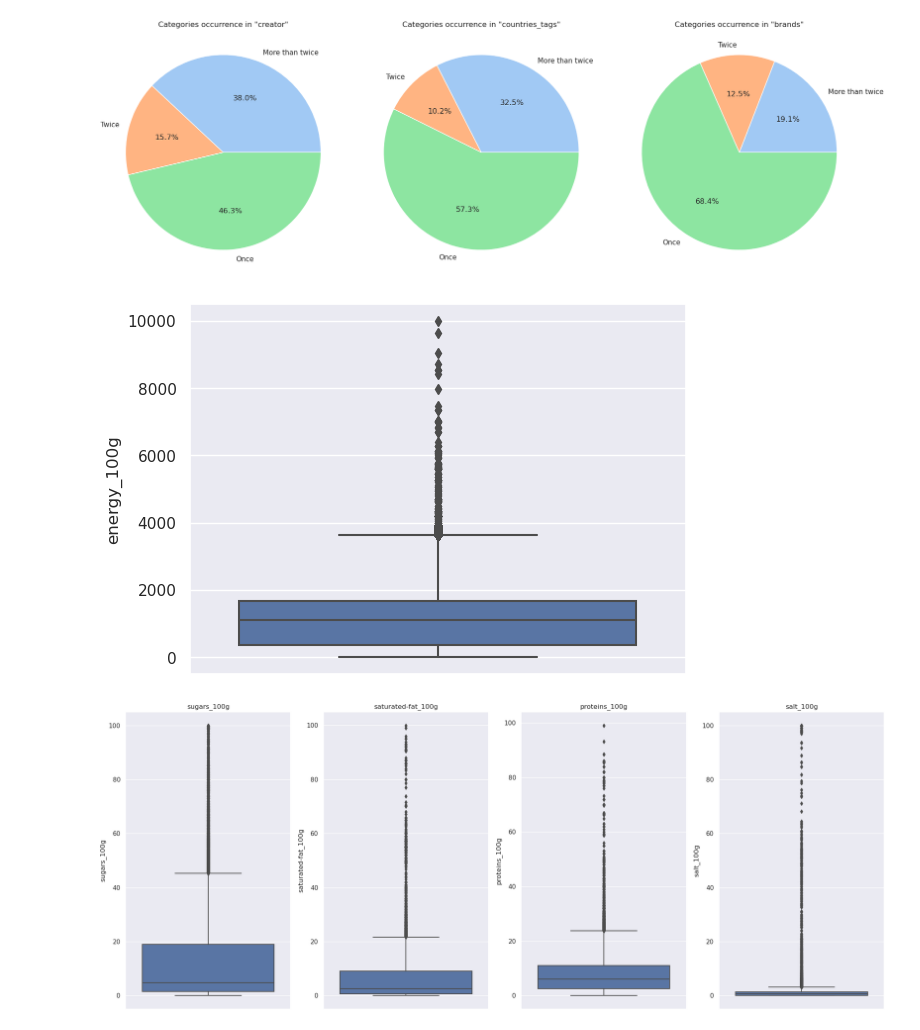
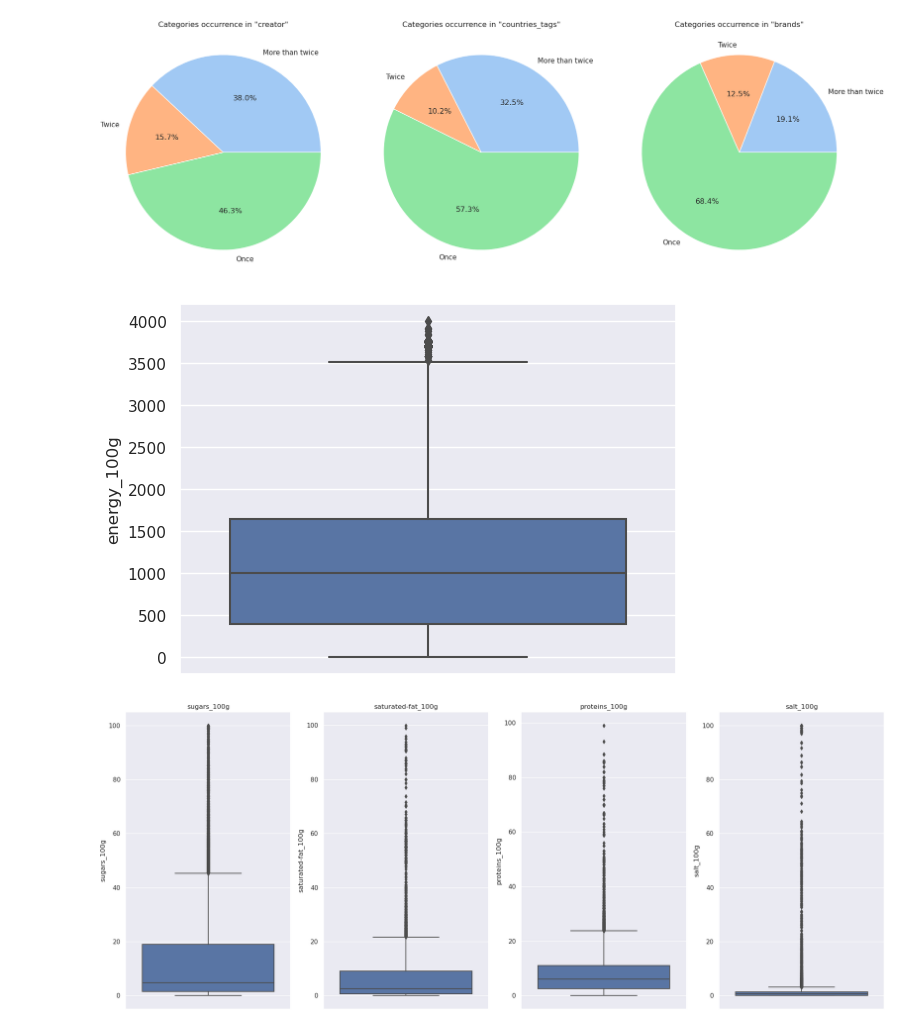
Before and after one commit to vicmcl/open_food_facts, a Jupyter notebook: src/notebook.ipynb, the cells around one changed output. Cells and saved outputs as stored; diff of their text form; code cells hidden in the pictures.

```diff
--- a/src/notebook.ipynb
+++ b/src/notebook.ipynb
@@ -436,15 +438,17 @@ numerical_data_100g = {
     ]
     for label in numerical_feats
 }
-# %%
-sns.boxplot(
-    y=df["energy_100g"][~df_nutrition["energy_100g"].isna()][
-        df["energy_100g"] < 10000
-    ]
-)
-plt.show()
-# %% [output]
-[figure, removed]
+# %%
+bounded_energy = selected_data["energy_100g"][
+    ~selected_data["energy_100g"].isna()
+    & (selected_data["energy_100g"] > 0)
+    & (selected_data["energy_100g"] <= 4000)
+]
+
+sns.boxplot(y=bounded_energy)
+plt.show()
+# %% [output]
+[figure, added]
 # %%
 fig = plt.figure(figsize=(20, 8))
 
```
Also changed, not shown: parts of 23 cells of this notebook.
